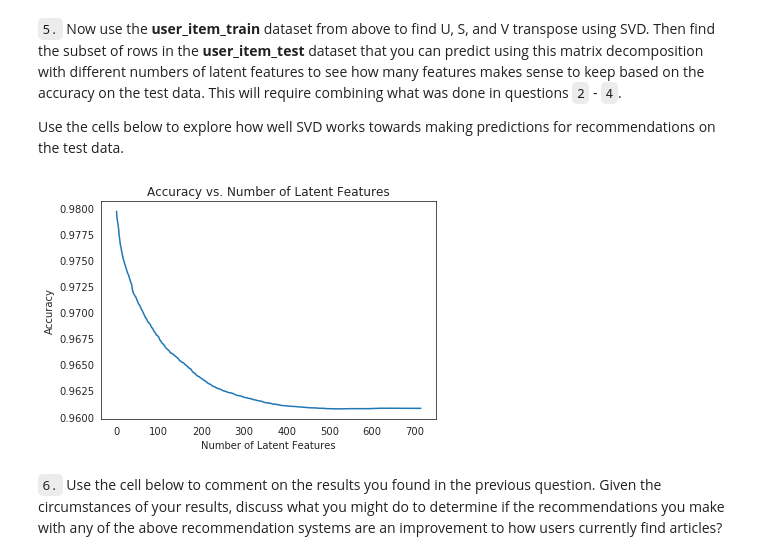
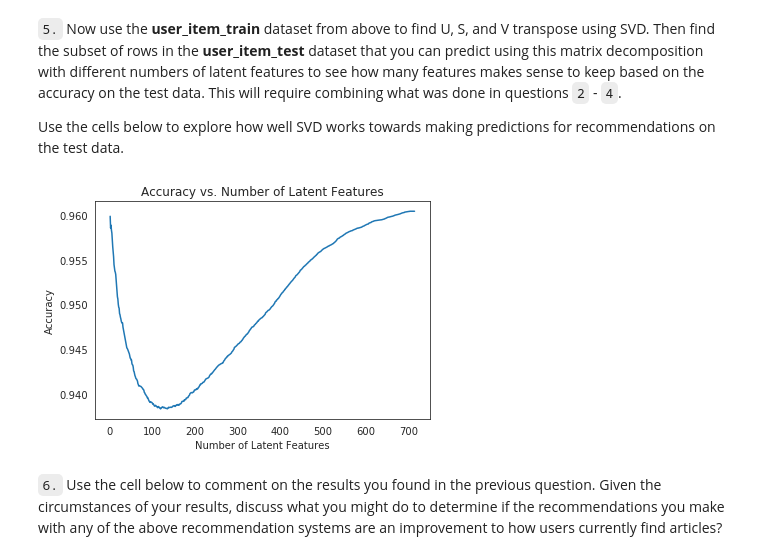
Before and after one commit to labdmitriy/recommendations_with_ibm, a Jupyter notebook: Recommendations_with_IBM.ipynb, the cells around one changed output. Drawn from its saved outputs; the diff is of its cells as text; code cells hidden in the pictures.

```diff
--- a/Recommendations_with_IBM.ipynb
+++ b/Recommendations_with_IBM.ipynb
@@ -794,36 +788,40 @@ max_latent_features_count = np.minimum(*user_item_train.shape)
 predicted_interactions_count = np.prod(user_item_test.loc[test_predicted_users].shape)
 
 user_ids = []
 article_ids = []
 errors = []
+diffs = []
 
 # Get row numbers of test predicted users in training data
 for predicted_user_id in test_predicted_users:
     user_ids.append(np.where(user_item_train.index == predicted_user_id)[0][0])
 
 # Get column numbers of test predicted articles in training data
 for predicted_article_id in test_predicted_articles:
     article_ids.append(np.where(user_item_train.columns == predicted_article_id)[0][0])
 
 # For each number of latent features
 for k in range(1, max_latent_features_count + 1):
     # Get predictions for selected test users and articles using training SVD decomposition
     user_item_test_pred = ((u_train[user_ids, :k] @ np.diag(s_train[:k]) @ vt_train[:k, article_ids]))
     # Save sum of absolute differences between actual and predicted interactions
-    errors.append(np.sum(np.abs(user_item_test.loc[test_predicted_users].values - user_item_test_pred)**2))
+    difference = (user_item_test.loc[test_predicted_users].values - user_item_test_pred)
+    diffs.append(difference)
+    errors.append(np.sum(np.abs(difference)))
 
 # Calculate accuracies
 errors = np.array(errors)
-accuracies = 1 - np.array(errors) / predicted_interactions_count
+accuracies = 1 - errors / predicted_interactions_count
+diffs = np.array(diffs)
 
 # Plot accuracy vs number of latent features
 plt.plot(np.arange(1, max_latent_features_count + 1), accuracies)
 plt.xlabel('Number of Latent Features')
 plt.ylabel('Accuracy')
 plt.title('Accuracy vs. Number of Latent Features')
 plt.show()
 # %% [output]
-[figure, old version]
+[figure, new version]
 # %% [markdown]
 `6.` Use the cell below to comment on the results you found in the previous question. Given the circumstances of your results, discuss what you might do to determine if the recommendations you make with any of the above recommendation systems are an improvement to how users currently find articles?
 # %% [markdown]
```
Also changed, not shown: parts of 6 cells of this notebook, 1 other file.
